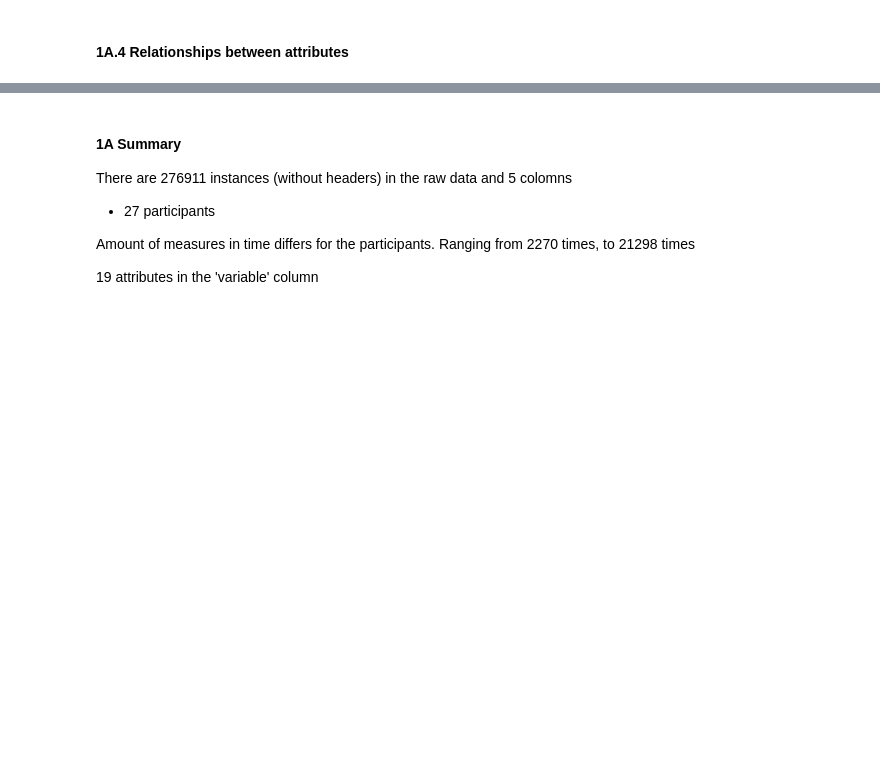
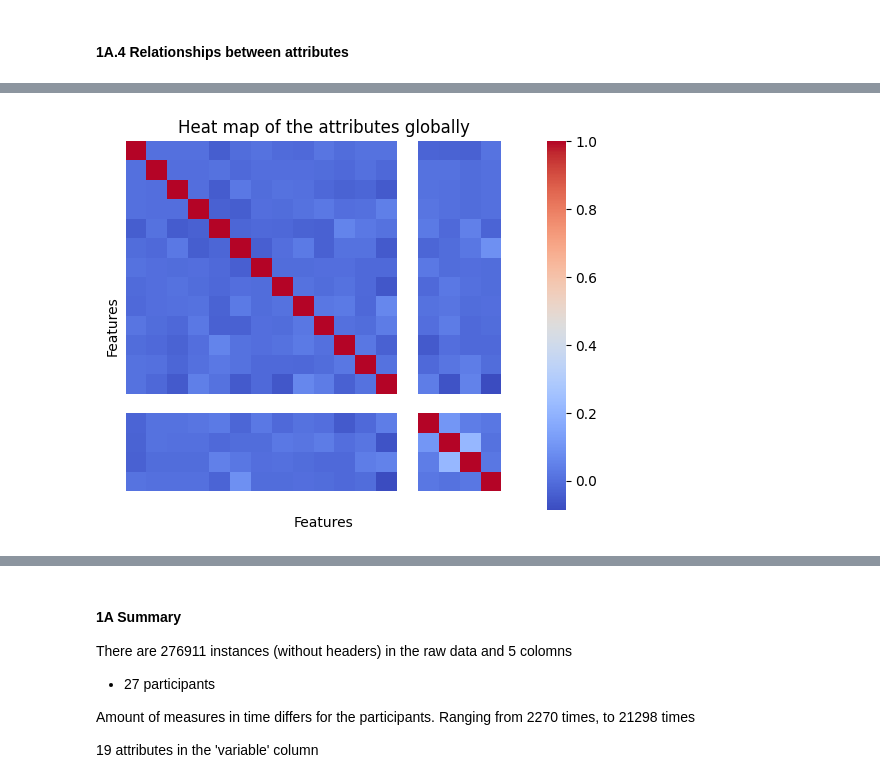
Before and after one commit to realysi/Data-Mining-Techniques-2026, a Jupyter notebook: Assignment1.ipynb, the cells around one changed output, grey strips where cells are left out. Saved outputs shown, nothing was run; the diff lists cells and outputs as text; code cells hidden in the pictures; blank space fills up the shorter version.

```diff
--- a/Assignment1.ipynb
+++ b/Assignment1.ipynb
@@ -221,3 +229,18 @@ for variable in df_mood.variable.unique():
 ... (7 outputs left out)
 # %% [markdown]
 #### 1A.4 Relationships between attributes
+# %%
+# find weird instances
+builtin = -82798.871
+entertain = -0.011
+
+print(df_mood.loc[df_mood['value'] == builtin])
+print(df_mood.loc[df_mood['value'] == entertain])
+
+df_mood_filt = df_mood.drop(309805, axis = 0)
+df_mood_filt = df_mood_filt.drop(159972, axis = 0)
+
+print(df_mood_filt.loc[df_mood_filt['value'] == builtin])
+print(df_mood_filt.loc[df_mood_filt['value'] == entertain])
+
+df_mood_filt
@@ -223,0 +277,14 @@ for variable in df_mood.variable.unique():
+# %%
+df_var_val = df_mood_filt.iloc[:, [3,4]]
+# df_var_val
+# new_df = pd.pivot(data = df_var_val, index = 'value', columns = 'variable', values = 'value')
+# new_df
+
+df_pivoted = df_var_val.pivot_table(index=df_var_val.groupby('variable').cumcount(),
+                             columns='variable',
+                             values='value')
+
+df_pivoted.columns.name = None
+df_pivoted = df_pivoted.reset_index(drop=True)
+
+df_pivoted
@@ -223,0 +305,14 @@ for variable in df_mood.variable.unique():
+# %%
+
+corr_mtx = df_pivoted.corr(numeric_only=True)
+corr_mtx
+
+corr_plot = sb.heatmap(corr_mtx, cmap = "coolwarm")
+plt.xticks([])
+plt.yticks([])
+plt.xlabel('Features')
+plt.ylabel('Features')
+plt.title('Heat map of the attributes globally')
+plt.show()
+# %% [output]
+[figure, added]
```
Also changed, not shown: parts of 8 cells of this notebook.
